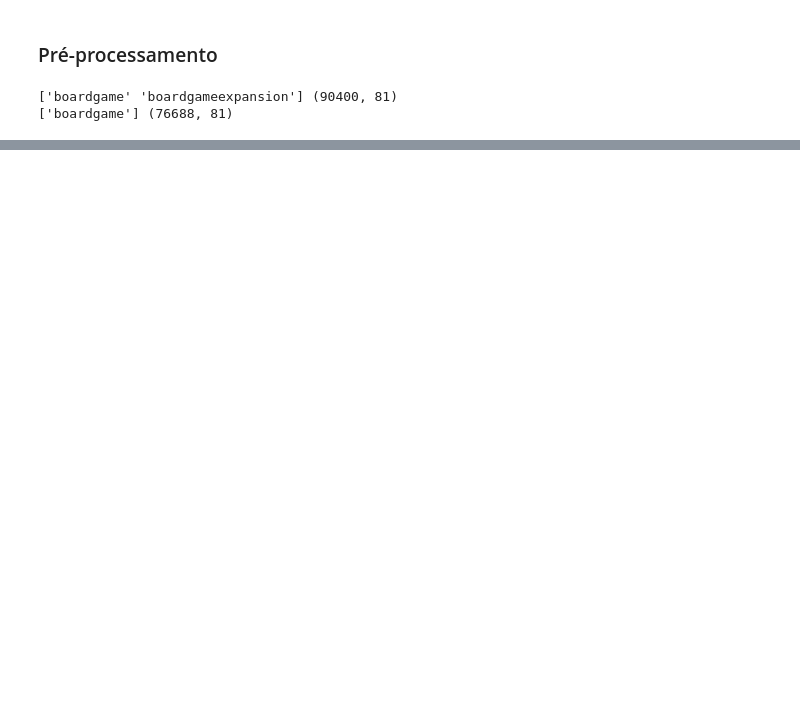
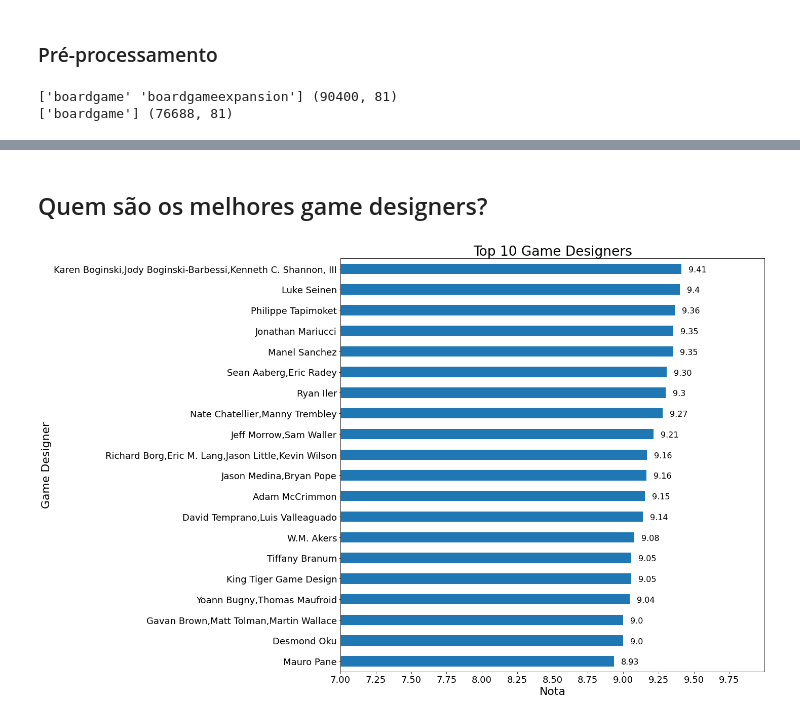
Before and after one commit to romulofff/BoardGameGeekAnalysis, a Jupyter notebook: boardgames.ipynb, the cells around one changed output, grey strips where cells are left out. Cells and saved outputs as stored; diff of their text form; code cells hidden in the pictures; blank space fills up the shorter version.

Commit message:
First graph done!

```diff
--- a/boardgames.ipynb
+++ b/boardgames.ipynb
@@ -112,0 +103,6 @@ df
+# %%
+# Investigando
+# df2 = df.set_index('details.name')
+df2 = df.set_index('attributes.boardgamedesigner')
+
+df2.loc['King Tiger Game Design']
@@ -112,0 +129,4 @@ df
+# %%
+df2 = df.set_index('details.name')
+top_games = df2['stats.average'].sort_values(ascending=False)
+top_games[:20]
@@ -112,0 +151,28 @@ df
+# %% [markdown]
+## Quem são os melhores game designers?
+# %%
+per_game_designer = df.groupby('attributes.boardgamedesigner')['stats.average'].mean()
+per_game_designer
+
+top10 = per_game_designer.nlargest(20)
+top10 = top10.sort_values(ascending=True)
+
+
+plt.figure(figsize=(15,15))
+plt.title("Top 10 Game Designers")
+ax = top10.plot.barh()
+plt.xlabel("Nota")
+plt.ylabel("Game Designer")
+
+ax.set(xlim=(7, 10))
+ax.xaxis.set_ticks(np.arange(7, 10, 0.25))
+
+for tick in ax.xaxis.get_major_ticks():
+    tick.label.set_fontsize(18)
+for tick in ax.yaxis.get_major_ticks():
+    tick.label.set_fontsize(18)
+
+for i, v in enumerate(top10):
+    ax.text(v +.05, i-.15, str(v)[:4], fontsize=16)
+# %% [output]
+[figure, added]
```
Also changed, not shown: parts of 8 cells of this notebook, 1 other file.
